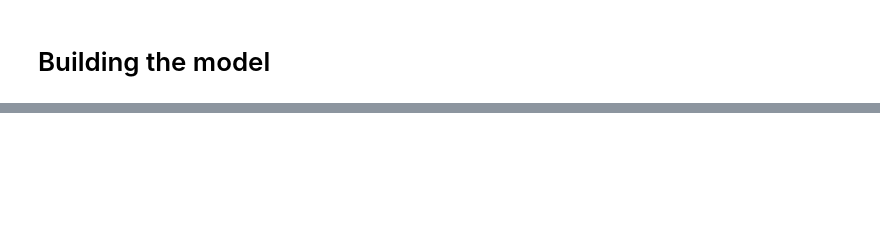
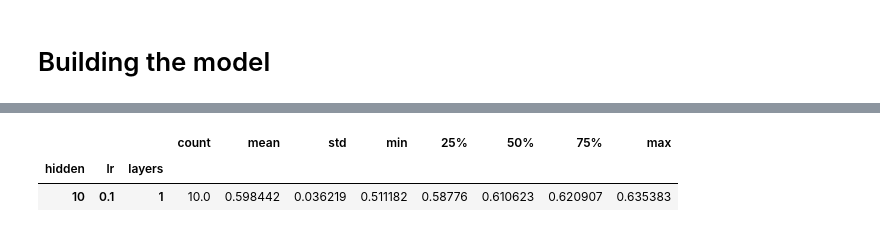
Before and after one commit to dominicshore/multi_class_clf, a Jupyter notebook: assignment_3/Assignment_3_Dominic_Shore.ipynb, the cells around one changed output, grey strips where cells are left out. Cells and saved outputs as stored; diff of their text form; code cells hidden in the pictures; blank space fills up the shorter version.

```diff
--- a/assignment_3/Assignment_3_Dominic_Shore.ipynb
+++ b/assignment_3/Assignment_3_Dominic_Shore.ipynb
@@ -143 +252,7 @@ list(map(lambda x: run_model(hidden_neurons = 15, lr = x), [1e-1, 1e-2, 1e-3, 1e
+# %%
+lr_results[lr_results['mean']== lr_results['mean'].max()]
+# %% [output]
+|  |  |  | count | mean | std | min | 25% | 50% | 75% | max |
+| hidden | lr | layers |  |  |  |  |  |  |  |  |
+| 10 | 0.1 | 1 | 10.0 | 0.598442 | 0.036219 | 0.511182 | 0.58776 | 0.610623 | 0.620907 | 0.635383 |
 # %%
```
Also changed, not shown: parts of 13 cells of this notebook.
